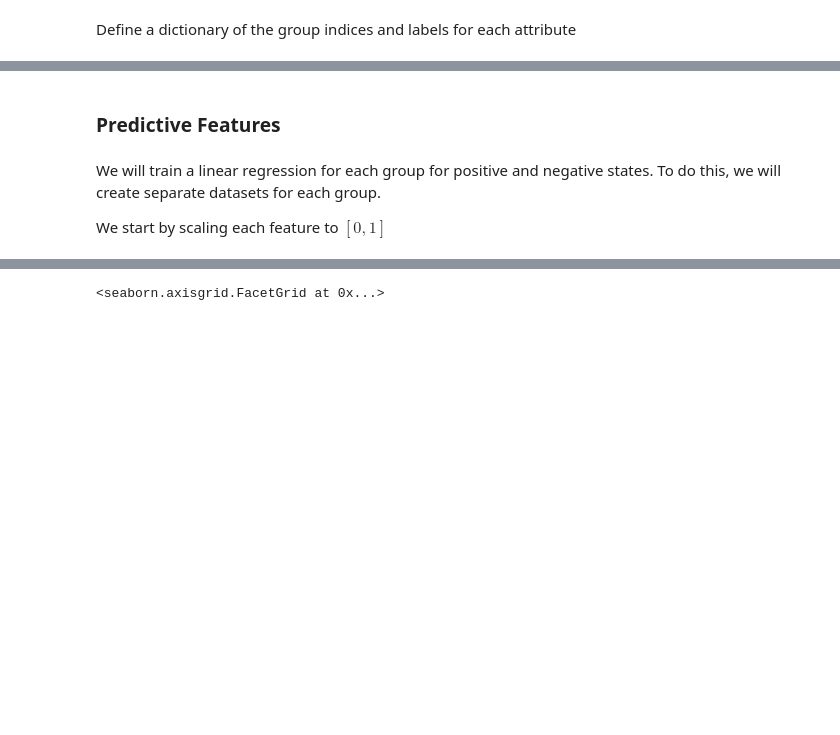
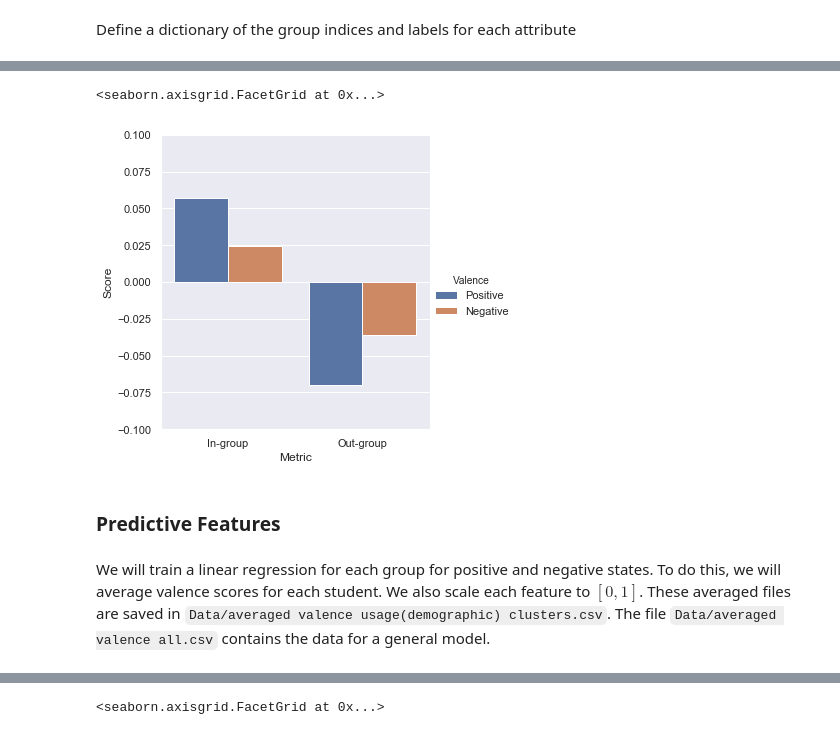
Before and after one commit to emotive-computing/Jensen-EDM-2019, a Jupyter notebook: EDM 2019 Results.ipynb, the cells around one changed output, grey strips where cells are left out. Saved outputs shown, nothing was run; the diff lists cells and outputs as text; code cells hidden in the pictures; blank space fills up the shorter version.

```diff
--- a/EDM 2019 Results.ipynb
+++ b/EDM 2019 Results.ipynb
@@ -727,9 +541,13 @@ scoresDemo['correlationN']
+# %%
+# usage scores
+sns.catplot(x='Metric',y='Score',hue='Valence',kind='bar',ci=None,facet_kws=dict(ylim=(-0.1,0.1)),data=usage)
+# %% [output]
+<seaborn.axisgrid.FacetGrid at 0x...>
+[figure, added]
 # %% [markdown]
 ### Predictive Features
 # %% [markdown]
-We will train a linear regression for each group for positive and negative states. To do this, we will create separate datasets for each group.
-
-We start by scaling each feature to $[0,1]$
+We will train a linear regression for each group for positive and negative states. To do this, we will average valence scores for each student. We also scale each feature to $[0,1]$. These averaged files are saved in `Data/averaged valence usage(demographic) clusters.csv`. The file `Data/averaged valence all.csv` contains the data for a general model.
 # %%
 scaledFeaturesP, scalersP = scaleColumns(featuresP)
 scaledFeaturesN, scalersN = scaleColumns(featuresN)
```
Also changed, not shown: parts of 90 cells of this notebook.
